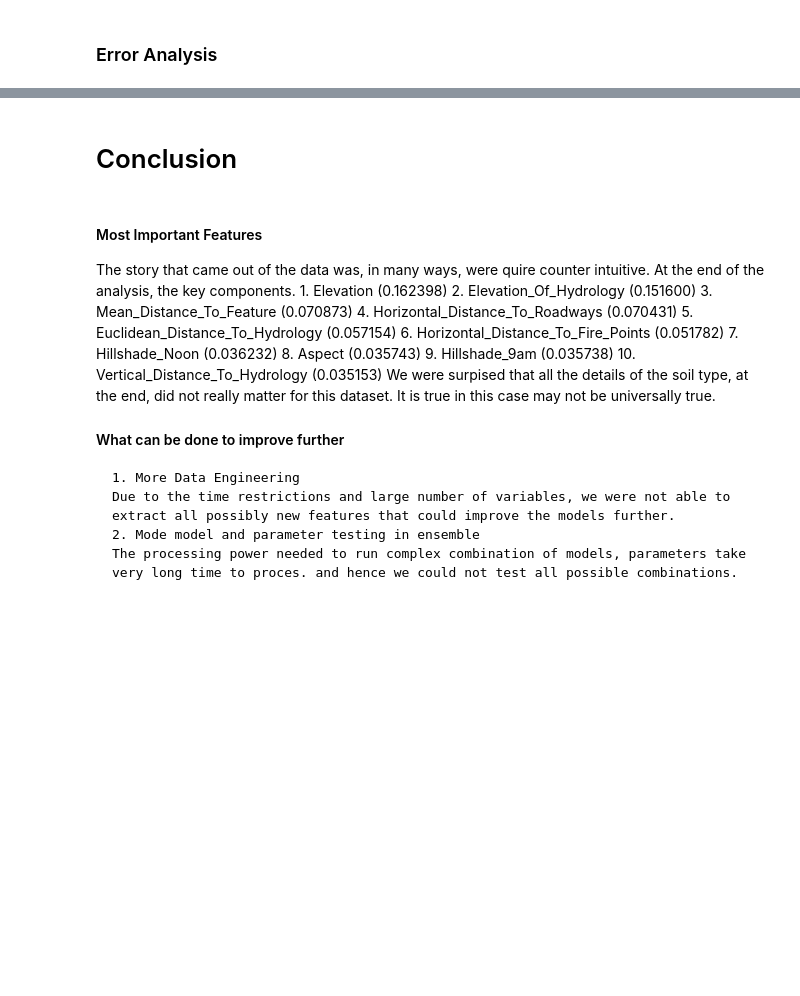
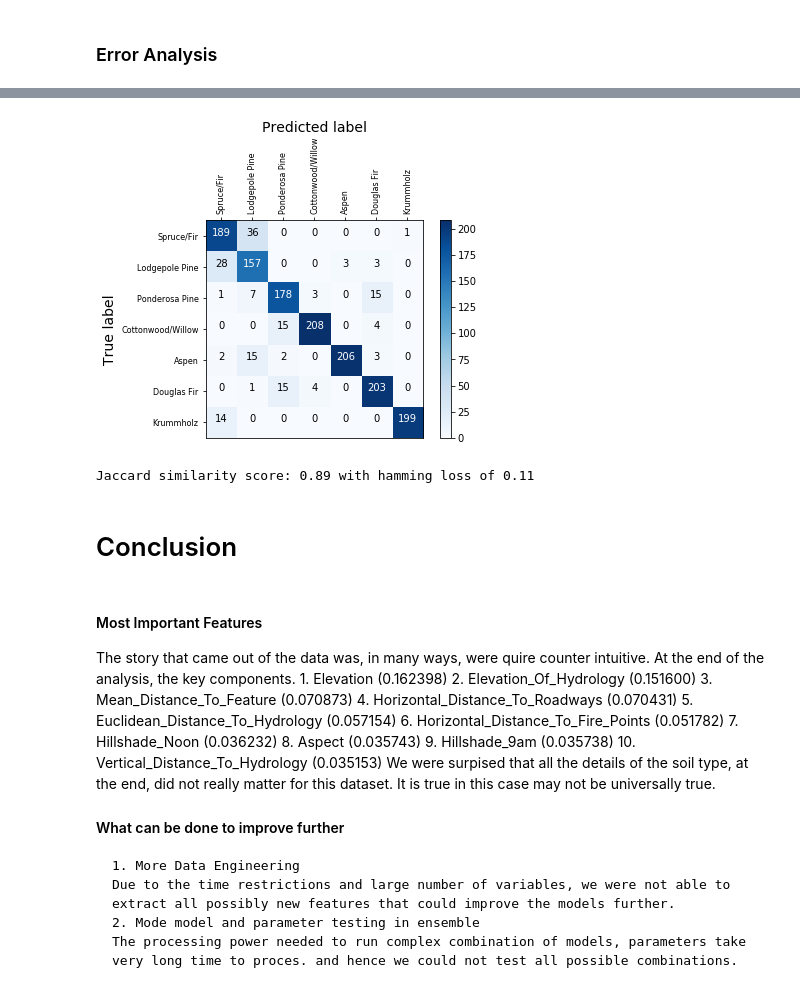
Before and after one commit to Omniak87B/w207FinalProject, a Jupyter notebook: w207_Final_Jake_Tim_Pierce_Debasish.ipynb, the cells around one changed output, grey strips where cells are left out. Saved outputs shown, nothing was run; the diff lists cells and outputs as text; code cells hidden in the pictures; blank space fills up the shorter version.

```diff
--- a/w207_Final_Jake_Tim_Pierce_Debasish.ipynb
+++ b/w207_Final_Jake_Tim_Pierce_Debasish.ipynb
@@ -819,40 +819,2 @@ This model runs reasonably fast considering the complexity of the dataset. We we
 # %% [markdown]
 ### Error Analysis
-# %%
-import itertools
-clf = XGBClassifier(max_depth=10, learning_rate=0.3, n_estimators=200, n_jobs=4)
-clf.fit(e_X_train, e_y_train)
-pred_y = clf.predict(e_X_test)
-
-matrix = confusion_matrix(pred_y, e_y_test)
-
-plt.clf()
-
-# place labels at the top
-plt.gca().xaxis.tick_top()
-plt.gca().xaxis.set_label_position('top')
-
-# plot the matrix per se
-plt.imshow(matrix, interpolation='nearest', cmap=plt.cm.Blues)
-
-# plot colorbar to the right
-plt.colorbar()
-
-fmt = 'd'
-
-# write the number of predictions in each bucket
-thresh = matrix.max() / 2.
-for i, j in itertools.product(range(matrix.shape[0]), range(matrix.shape[1])):
-
-    # if background is dark, use a white number, and vice-versa
-    plt.text(j, i, format(matrix[i, j], fmt),
-         horizontalalignment="center",
-         color="white" if matrix[i, j] > thresh else "black")
-
-tick_marks = np.arange(len(label_names))
-plt.xticks(tick_marks, label_names, rotation=45)
-plt.yticks(tick_marks, label_names)
-plt.tight_layout()
-plt.ylabel('True label',size=14)
-plt.xlabel('Predicted label',size=14)
-plt.show()
@@ -859,3 +823,11 @@ plt.show()
+# %%
+eClf.fit(e_X_train, e_y_train)
+pred_y = eClf.predict(e_X_test)
+get_confusion_matrix(pred_y, e_y_test)
+print("Jaccard similarity score: %0.2f with hamming loss of %0.2f"%(jaccard_similarity_score(e_y_test,pred_y),hamming_loss(e_y_test,pred_y)))
+# %% [output]
+[figure, added]
+Jaccard similarity score: 0.89 with hamming loss of 0.11
 # %% [markdown]
 <a id="conclusion"></a>
 
```
Also changed, not shown: parts of 14 cells of this notebook, 1 other file.
